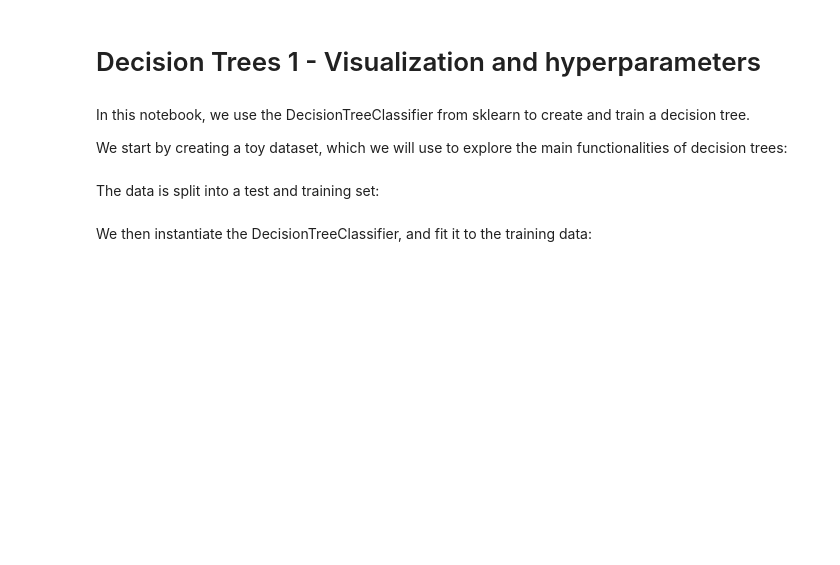
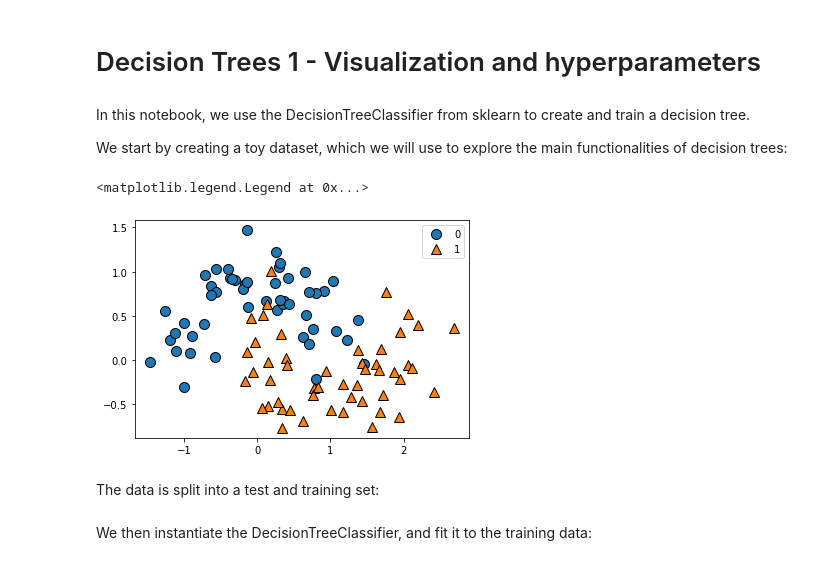
Before and after one commit to RBrooksDK/MAL1, a Jupyter notebook: 03 Tree-based models/Decision Trees 1 - Visualization and hyperparameters.ipynb, the cells around one changed output. Drawn from its saved outputs; the diff is of its cells as text; code cells hidden in the pictures; blank space fills up the shorter version.

```diff
--- a/03 Tree-based models/Decision Trees 1 - Visualization and hyperparameters.ipynb
+++ b/03 Tree-based models/Decision Trees 1 - Visualization and hyperparameters.ipynb
@@ -18,5 +18,13 @@ import pydotplus
 In this notebook, we use the DecisionTreeClassifier from sklearn to create and train a decision tree.
 
 We start by creating a toy dataset, which we will use to explore the main functionalities of decision trees:
+# %%
+from sklearn.datasets import make_moons
+X, y = make_moons(n_samples = 100, noise = 0.25, random_state = 42)
+mglearn.discrete_scatter(X[:,0], X[:,1], y)
+plt.legend()
+# %% [output]
+<matplotlib.legend.Legend at 0x...>
+[figure, added]
 # %% [markdown]
 The data is split into a test and training set:
```
Also changed, not shown: parts of 9 cells of this notebook, 2 other files.
